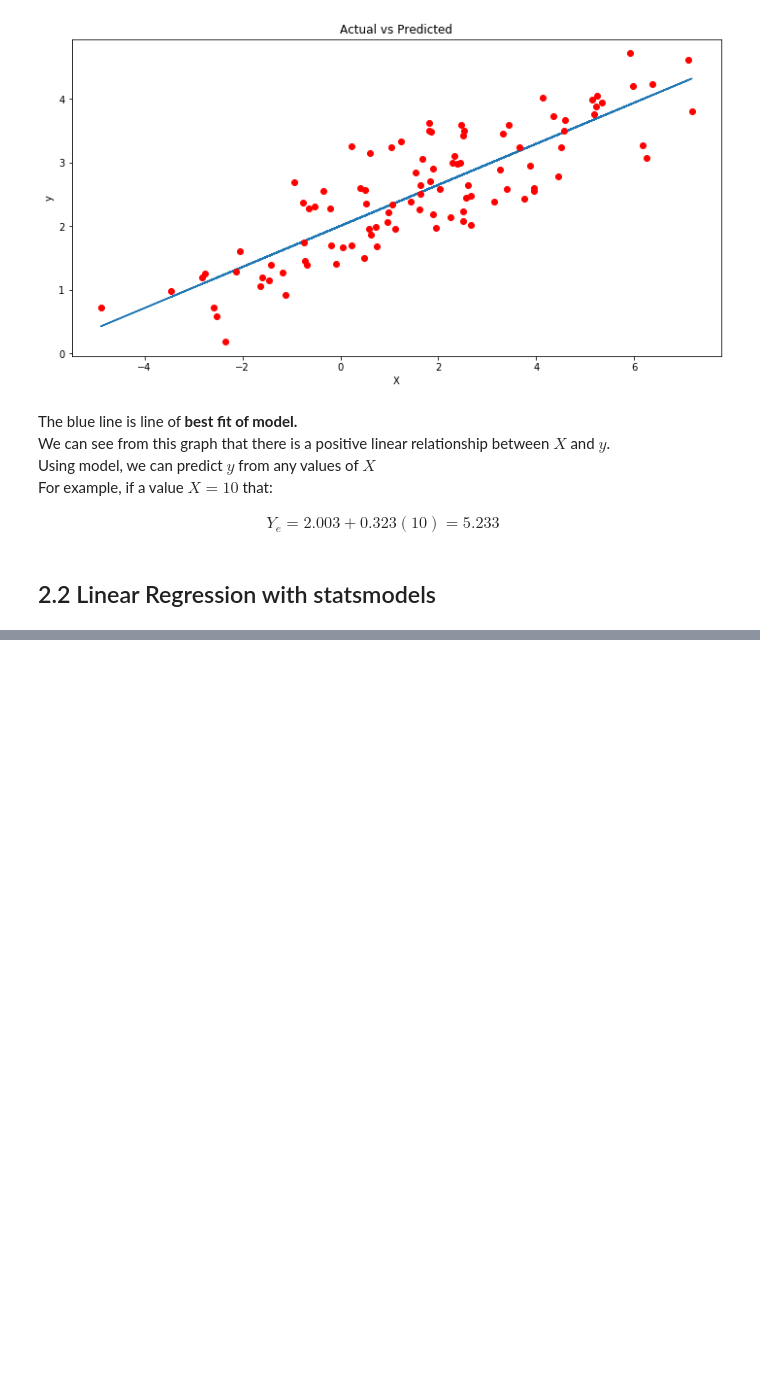
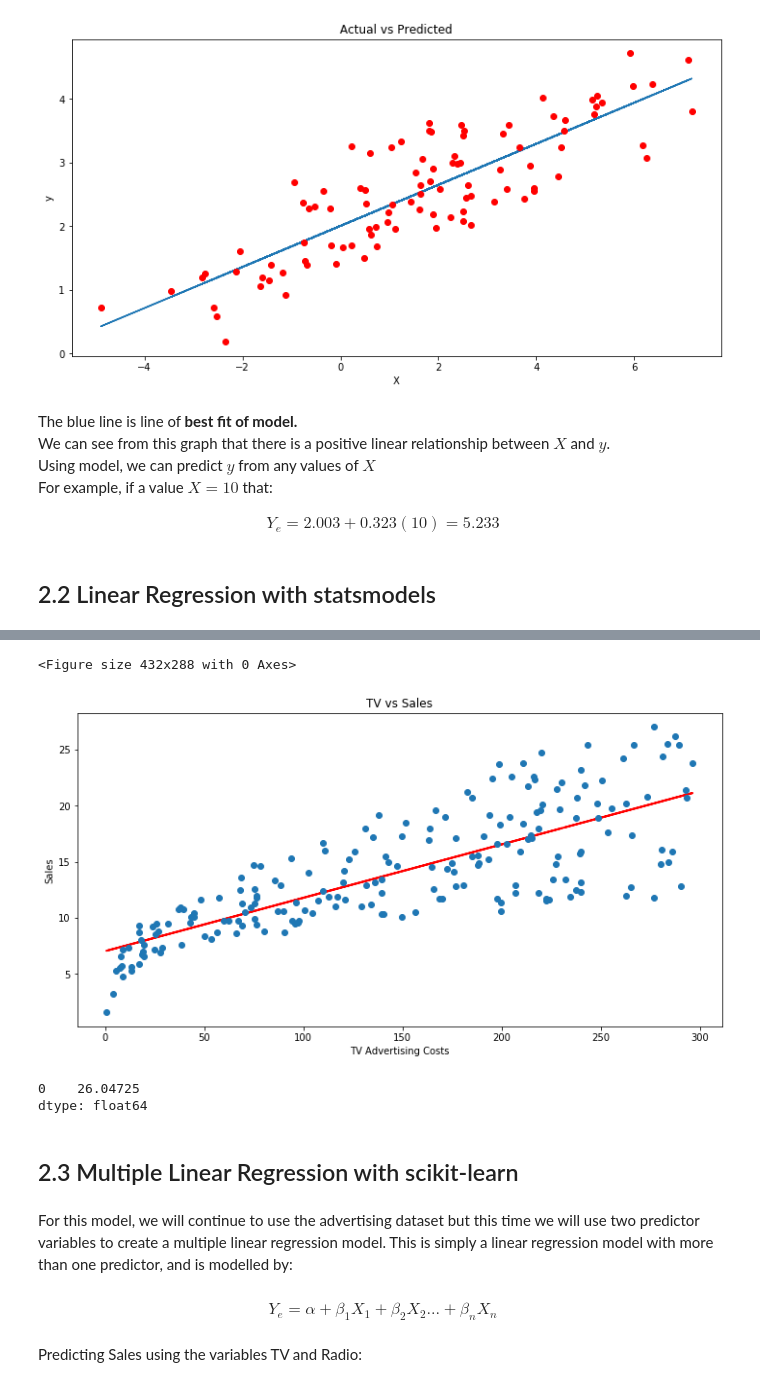
Before and after one commit to geborskimateusz/machine-learning-notebooks, a Jupyter notebook: math-and-statistics-revision/linear-regression.ipynb, the cells around one changed output, grey strips where cells are left out. Saved outputs shown, nothing was run; the diff lists cells and outputs as text; code cells hidden in the pictures; blank space fills up the shorter version.

Commit message:
ended linear regression

```diff
--- a/math-and-statistics-revision/linear-regression.ipynb
+++ b/math-and-statistics-revision/linear-regression.ipynb
@@ -169,3 +169,9 @@ For example, if a value $X = 10$ that:<br>
 <center><b>$Y_e = 2.003 + 0.323 (10) = 5.233$</b></center>
 # %% [markdown]
 ## 2.2 Linear Regression with statsmodels
+# %%
+# TASK: Find if TV advertising spending can predict
+#       the number of sales for the product.
+
+advertising = pd.read_csv('../resources/data/kaggle_advertising.csv')
+advertising.head()
@@ -171,0 +185,9 @@ For example, if a value $X = 10$ that:<br>
+# %%
+import statsmodels.formula.api as smf
+
+# Initialise and fit linear regression model using statsmodel
+# This takes the formula y ~ X, where X is the predictor variable
+# (TV advertising costs) and y is the output variable (Sales)
+model = smf.ols('Sales ~ TV', data=advertising)
+model = model.fit()
+model.params
@@ -171,0 +206,35 @@ For example, if a value $X = 10$ that:<br>
+# %%
+# make prediction
+sales_pred = model.predict()
+
+# Clear old plot
+plt.clf()
+
+# plot prediction ypred against the actual values of y
+plt.figure(figsize=(12,6))
+plt.plot(advertising['TV'], sales_pred, 'r',linewidth=2)
+plt.plot(advertising['TV'], advertising['Sales'], 'o')
+plt.title('TV vs Sales')
+plt.xlabel('TV Advertising Costs')
+plt.ylabel('Sales')
+plt.show()
+# %% [output]
+<Figure size 432x288 with 0 Axes>
+[figure, added]
+# %%
+# If we increase TV advertising costs to $400,
+# we can predict that sales will increase to 26 units:
+new_X = 400
+model.predict({"TV": new_X})
+# %% [output]
+0    26.04725
+dtype: float64
+# %% [markdown]
+## 2.3 Multiple Linear Regression with scikit-learn
+# %% [markdown]
+For this model, we will continue to use the advertising dataset but
+this time we will use two predictor variables to create a multiple linear regression model. This is simply a linear regression model with more than one predictor, and is modelled by:
+# %% [markdown]
+<center><b>$Y_e =  \alpha + \beta_1 X_1 + \beta_2 X_2 ... + \beta_n X_n$</b></center>
+# %% [markdown]
+Predicting Sales using the variables TV and Radio:
```
Also changed, not shown: parts of 7 cells of this notebook, 1 other file.
